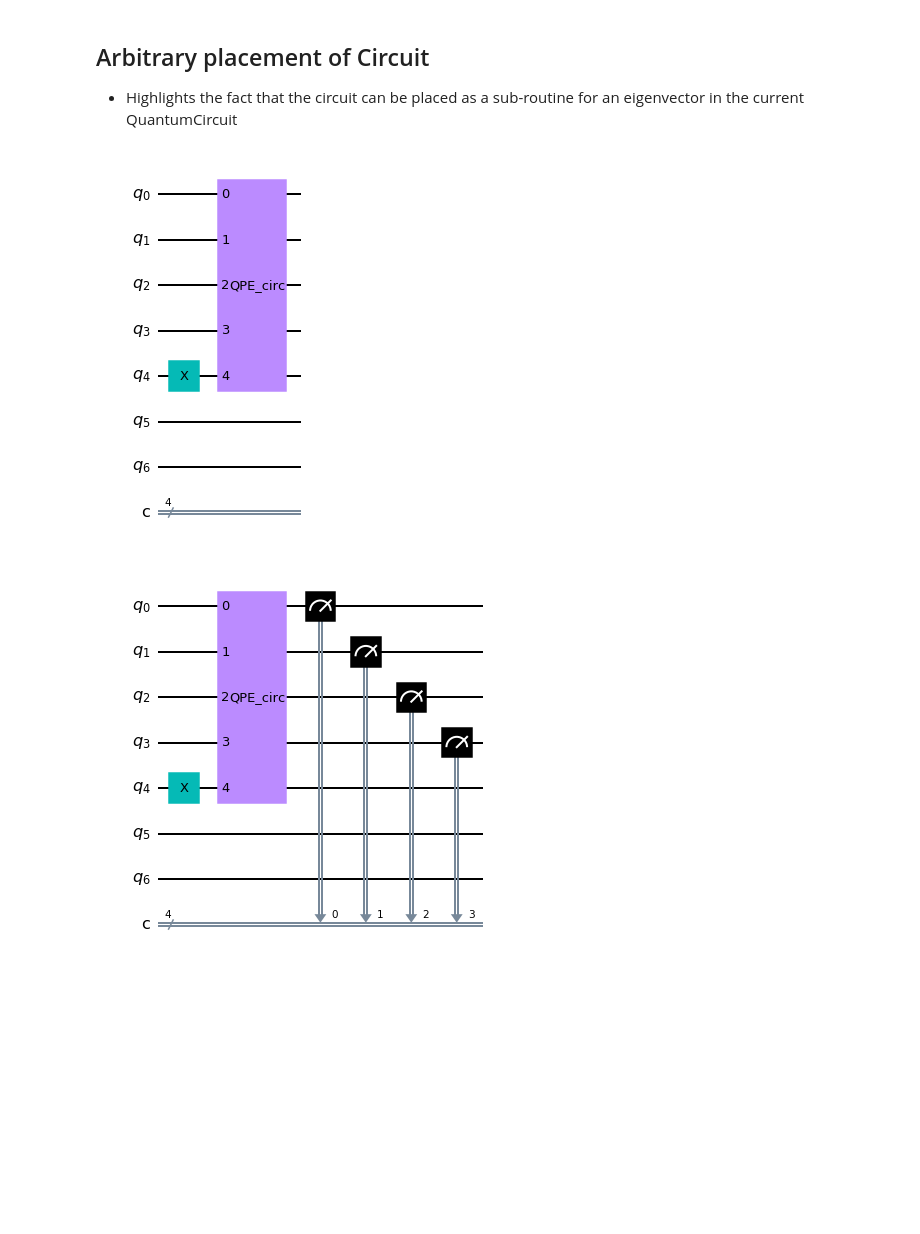
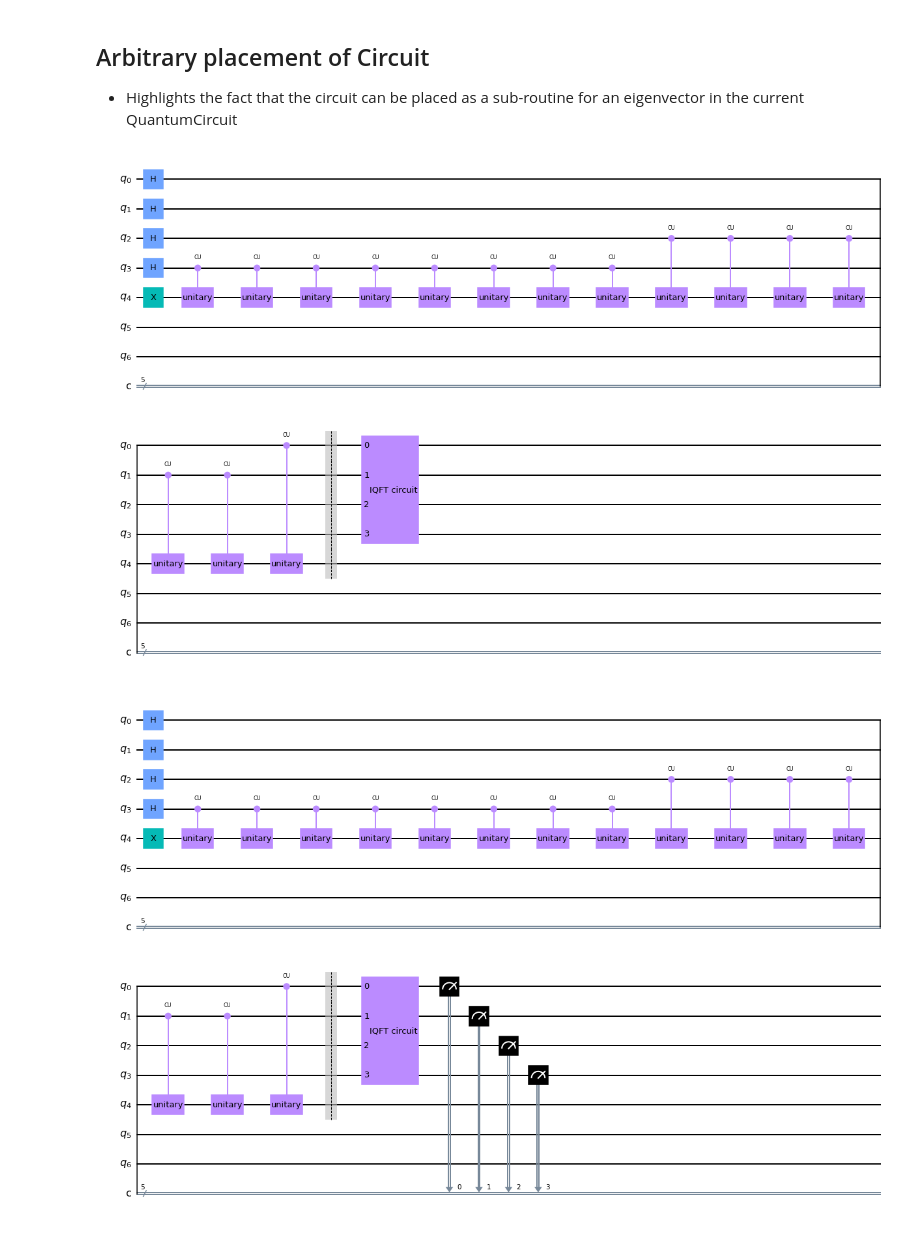
Before and after one commit to TheGupta2012/QPE-Algorithms, a Jupyter notebook: QPE/Basic QPE/Basic QPE.ipynb, the cells around one changed output. Cells and saved outputs as stored; diff of their text form; code cells hidden in the pictures; blank space fills up the shorter version.

```diff
--- a/QPE/Basic QPE/Basic QPE.ipynb
+++ b/QPE/Basic QPE/Basic QPE.ipynb
@@ -27,7 +26,7 @@ $$Unitary = \begin{bmatrix} 1 & 0 \\ 0 & e^{2 \pi i (\frac{1}{5})} \end{bmatrix}
 U= UnitaryGate(data = np.array([[1,0],
               [0,np.exp(2*np.pi*1j*(1/5))]]))
 # %%
-qpe_circ = QPE(precision=4,unitary=U).get_QPE(show=True,save = False)
+qpe_circ1 = QPE(precision=4,unitary=U).get_QPE(show=True,save = False)
 # %% [output]
 Circuit for QFT of 4
 [figure]
@@ -99,18 +98,18 @@ plot_histogram(count)
 ## Arbitrary placement of Circuit
 - Highlights the fact that the circuit can be placed as a sub-routine for an eigenvector in the current QuantumCircuit
 # %%
-q = QuantumCircuit(7,4)
+q = QuantumCircuit(7,5)
 q.x(4)
-q.append(qpe_circ,qargs = [0,1,2,3,4])
+q.compose(qpe_circ1,qubits = [0,1,2,3,4], inplace = True)
 # q = q.compose(qpe_circ,qubits = [0,1,2,3,4])
 q.draw('mpl')
 # %% [output]
-[figure, old version]
+[figure, new version]
 # %%
 q.measure([0,1,2,3],[0,1,2,3])
 q.draw('mpl')
 # %% [output]
-[figure, old version]
+[figure, new version]
 # %%
 count = execute(q,backend=Aer.get_backend('qasm_simulator')).result().get_counts()
 plot_histogram(count)
```
Also changed, not shown: parts of 7 cells of this notebook, 34 other files.
